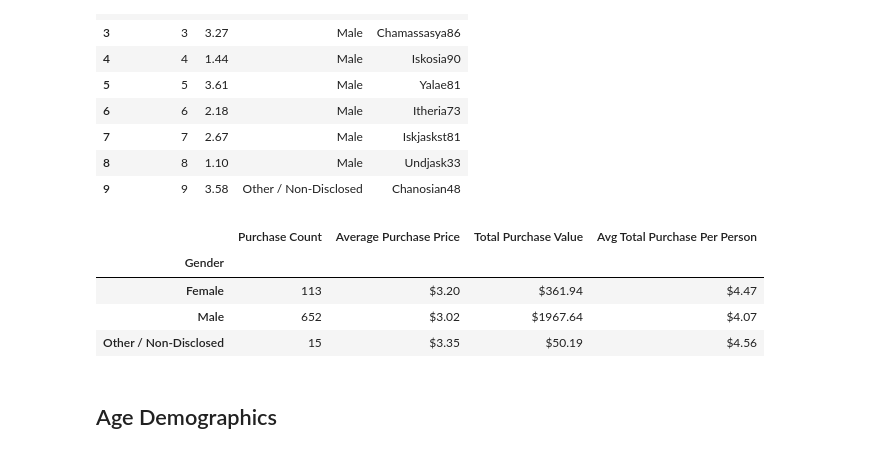
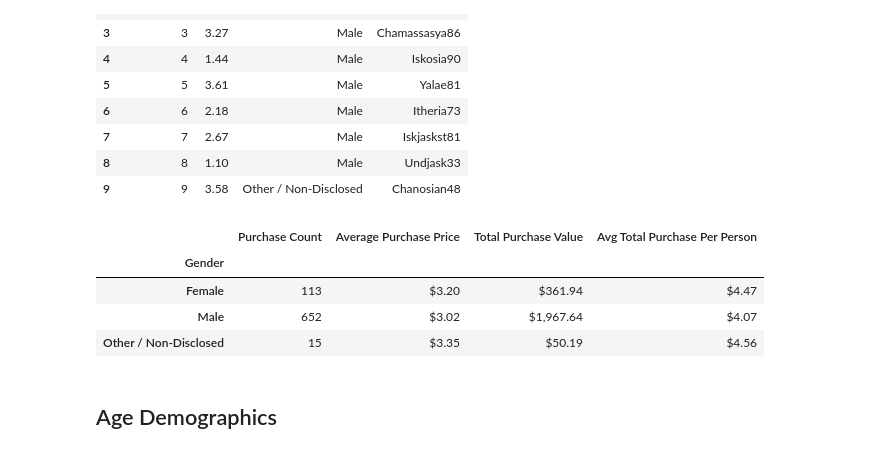
Before and after one commit to LaurenGT/HeroesOfPymoli_Analysis, a Jupyter notebook: HeroesOfPymoli/02-HerosOfPymoli_AnalysisCode.ipynb, the cells around one changed output. Drawn from its saved outputs; the diff is of its cells as text; code cells hidden in the pictures.

```diff
--- a/HeroesOfPymoli/02-HerosOfPymoli_AnalysisCode.ipynb
+++ b/HeroesOfPymoli/02-HerosOfPymoli_AnalysisCode.ipynb
@@ -104,7 +105,7 @@ purchasing_analysis_df
 
 * Percentage and Count of Other / Non-Disclosed
 # %%
-reduced_purchase_data = purchase_data[["SN","Gender"]]
+reduced_purchase_data = purchase_data[["SN","Gender","Age"]]
 reduced_purchase_data = reduced_purchase_data.drop_duplicates()
 reduced_purchase_data
 # %% [output]
@@ -180,23 +181,23 @@ purchasing_analysis.head(10)
 # %%
 purchase_count = purchasing_analysis.groupby("Gender").count()["SN"]
 total_purchase_value = purchasing_analysis.groupby("Gender").sum()["Price"]
 ave_purchase_cost = purchasing_analysis.groupby("Gender").mean()["Price"]
 
 purchasing_analysis_summary_df = pd.DataFrame({"Purchase Count":purchase_count,
                                               "Average Purchase Price":ave_purchase_cost,
                                               "Total Purchase Value":total_purchase_value})
 purchasing_analysis_summary_df["Avg Total Purchase Per Person"] = purchasing_analysis_summary_df["Total Purchase Value"]/gender_demographics["Total Count"]
 
 purchasing_analysis_summary_df["Average Purchase Price"] = purchasing_analysis_summary_df["Average Purchase Price"].astype(float).map("${:.2f}".format)
-purchasing_analysis_summary_df["Total Purchase Value"] = purchasing_analysis_summary_df["Total Purchase Value"].astype(float).map("${:.2f}".format)
+purchasing_analysis_summary_df["Total Purchase Value"] = purchasing_analysis_summary_df["Total Purchase Value"].astype(float).map("${:,.2f}".format)
 purchasing_analysis_summary_df["Avg Total Purchase Per Person"] = purchasing_analysis_summary_df["Avg Total Purchase Per Person"].astype(float).map("${:.2f}".format)
 
 purchasing_analysis_summary_df
 # %% [output]
 |  | Purchase Count | Average Purchase Price | Total Purchase Value | Avg Total Purchase Per Person |
 | Gender |  |  |  |  |
 | Female | 113 | $3.20 | $361.94 | $4.47 |
-| Male | 652 | $3.02 | $1967.64 | $4.07 |
+| Male | 652 | $3.02 | $1,967.64 | $4.07 |
 | Other / Non-Disclosed | 15 | $3.35 | $50.19 | $4.56 |
 # %% [markdown]
 ## Age Demographics
```
Also changed, not shown: parts of 7 cells of this notebook.
